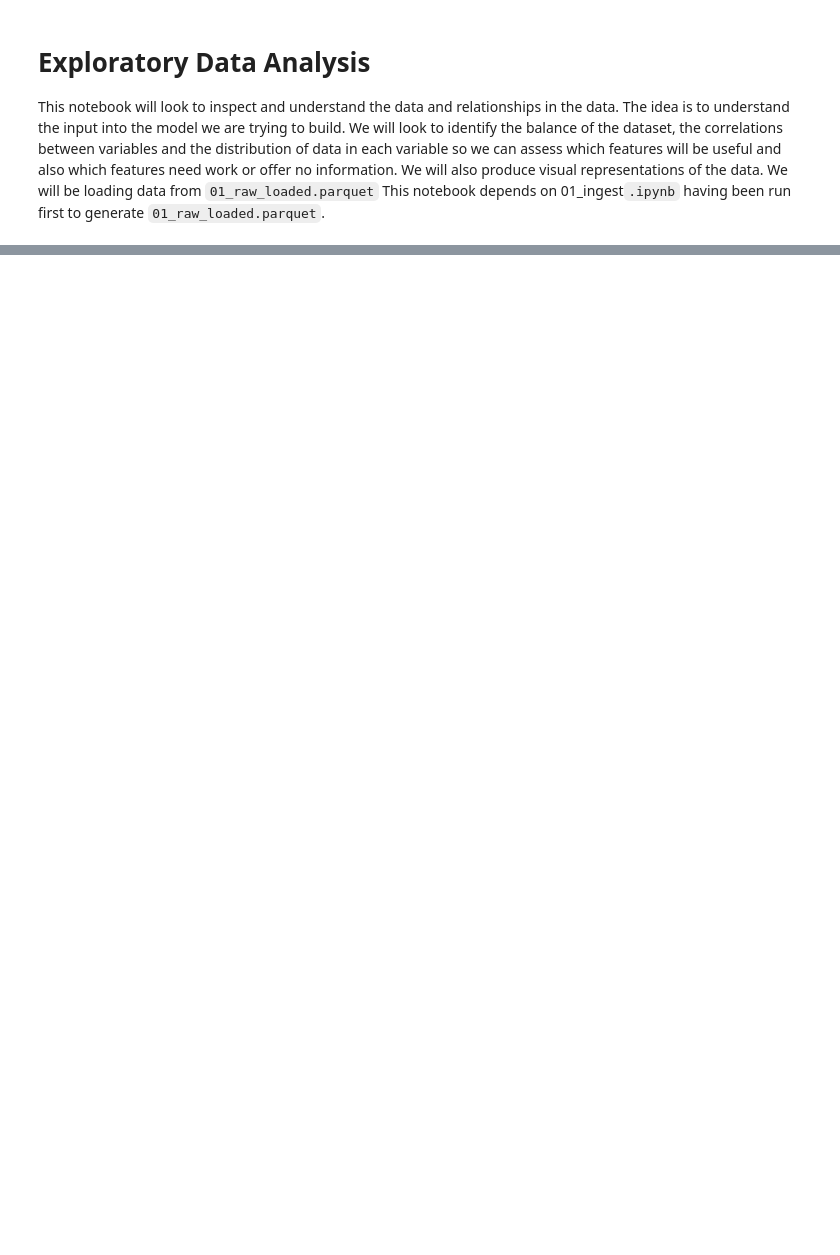
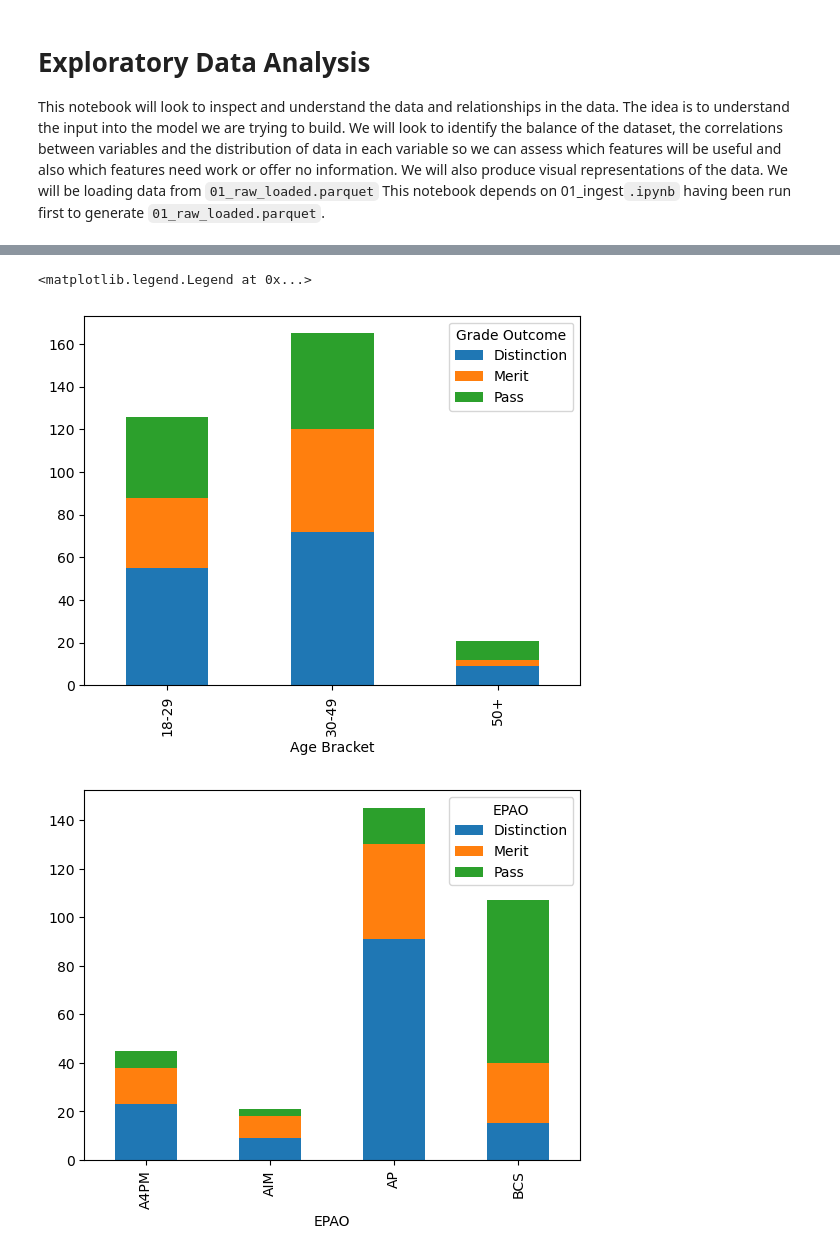
Before and after one commit to ashmatt31/grade-profile-ml, a Jupyter notebook: notebooks/02_eda.ipynb, the cells around one changed output, grey strips where cells are left out. Saved outputs shown, nothing was run; the diff lists cells and outputs as text; code cells hidden in the pictures; blank space fills up the shorter version.

Commit message:
Add EDA: grade distribution, age, EPAO, time series, level analysis and confound discovery

```diff
--- a/notebooks/02_eda.ipynb
+++ b/notebooks/02_eda.ipynb
@@ -25,2 +25,2 @@ C:\Users\ashma\projects\grade-profile-ml
 # %%
-df = pd.read_parquet(Path("data/processed/01_raw_loaded.parquet"))
+df = pd.read_parquet(Path("../data/processed/01_raw_loaded.parquet"))
@@ -26,0 +31,9 @@ df = pd.read_parquet(Path("data/processed/01_raw_loaded.parquet"))
+# %%
+#Renaming columns
+
+GRADE_COL = "aptem__UserILRSummary_GradingOutcome"
+LEVEL_COL = "Apprenticeship Level"
+EPAO_COL = "EPAO"
+AGE_COL = "Age Bracket"
+DATE_COL = "Achievement Date (ILR)"
+PROGRAMME_COL = "Current Programme (Aptem)"
@@ -26,0 +75,17 @@ df = pd.read_parquet(Path("data/processed/01_raw_loaded.parquet"))
+# %%
+df_viz = pd.crosstab(index=df[AGE_COL],columns=(df[GRADE_COL]))
+df_viz_1 = pd.crosstab(index=df[EPAO_COL],columns=(df[GRADE_COL]))
+df_viz_2 = pd.crosstab(index=df[LEVEL_COL],columns=(df[GRADE_COL]))
+
+fig1, ax1= plt.subplots()
+
+df_viz.plot(kind='bar', stacked=True, ax=ax1)
+ax1.legend(title='Grade Outcome')
+
+fig2, ax2= plt.subplots()
+df_viz_1.plot(kind='bar', stacked=True, ax=ax2)
+ax2.legend(title='EPAO')
+# %% [output]
+<matplotlib.legend.Legend at 0x...>
+[figure, added]
+[figure, added]
```
Also changed, not shown: parts of 24 cells of this notebook.
